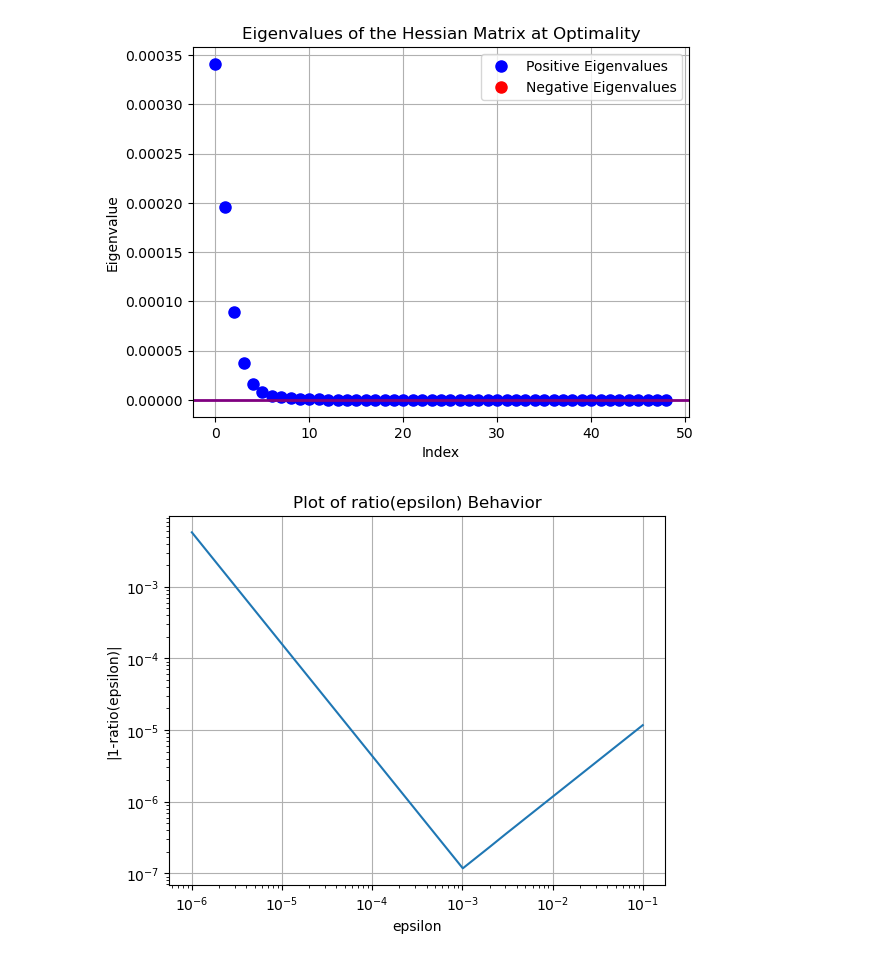
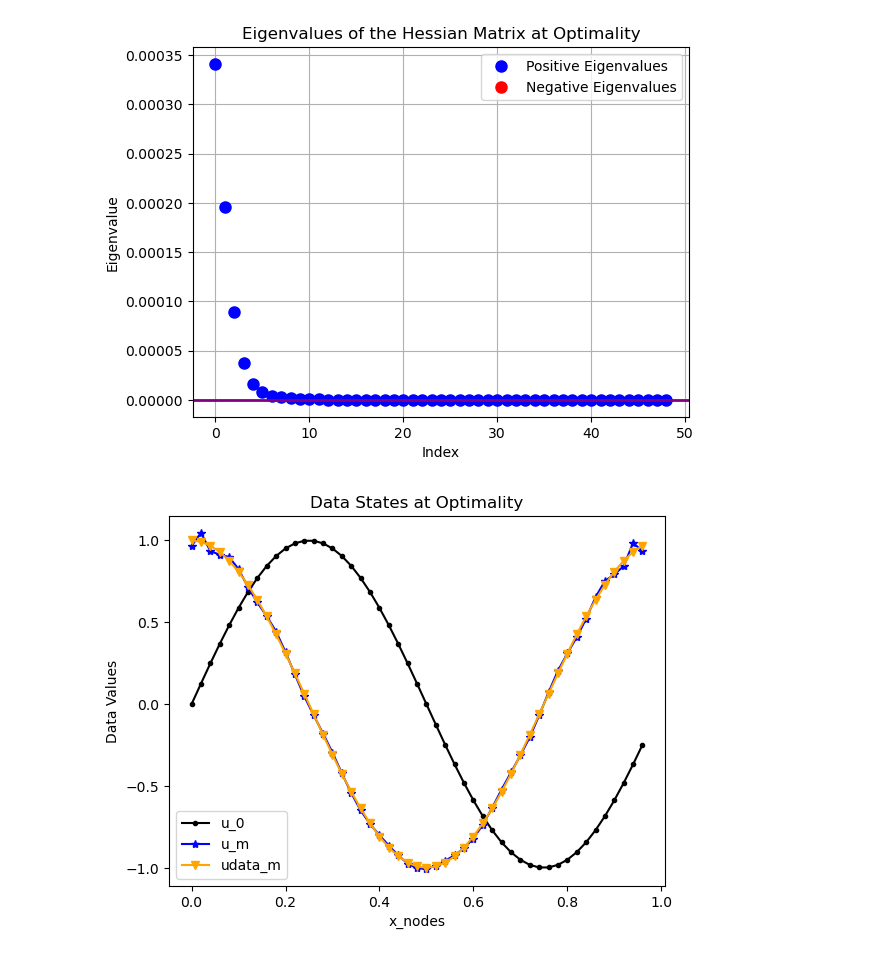
Before and after one commit to eabogle/numerical-optimization, a Jupyter notebook: model_constrained/FishersKPPReactDiff.ipynb, the cells around one changed output. Drawn from its saved outputs; the diff is of its cells as text; code cells hidden in the pictures.

Commit message:
new plots

```diff
--- a/model_constrained/FishersKPPReactDiff.ipynb
+++ b/model_constrained/FishersKPPReactDiff.ipynb
@@ -7,7 +7,7 @@ import scipy
 from scipy.optimize import minimize
 from numpy.linalg import norm
 # %%
-def KPP(construct, hessianveccheck):
+def KPP(construct, dataplots, hessianveccheck):
 
 #################### FUNCTIONS #######################
     # Fisher's KPP Reaction Term (negative version since moved to LHS in model equation)
@@ -145,6 +145,8 @@ def KPP(construct, hessianveccheck):
     result = minimize(Jfun, initial_guess)
     #Optimized result (alpha*)
     alphastar = result.x
+    u = ibvpmodel(n, m, u_0, A, k, alphastar)
+    um = u[:,m]
 
     #Once you know alpha* get Hessian vector product
     def hessian_vector_product(n, m, u_0, A, k, alphastar, udatam, v):
@@ -177,6 +179,7 @@ def KPP(construct, hessianveccheck):
         plt.title('Heatmap of Hessian Matrix at Optimality')  # Add title
         plt.xlabel('Columns')  # Add label for x-axis
         plt.ylabel('Rows')  # Add label for y-axis
+        plt.savefig('hessian.png')
         plt.show()
 
         #Plot eigenvalues of Hessian at optimality
@@ -199,26 +202,47 @@ def KPP(construct, hessianveccheck):
         plt.ylabel('Eigenvalue')
         plt.legend()
         plt.grid(True)
+        plt.savefig('eigenvalues.png')
+        plt.show()
+
+    if (dataplots == 1):
+    #Plot of initial states and states at time m
+        plt.plot(x_nodes, u_0, marker = ".", color = 'black', label = 'u_0')
+        plt.plot(x_nodes, um, marker = '*', color = 'blue', label = 'u_m')
+        plt.plot(x_nodes, udatam, marker = 'v', color = 'orange', label = 'udata_m')
+        plt.title('Data States at Optimality')
+        plt.xlabel('x_nodes')
+        plt.ylabel('Data Values')
+        plt.legend()
+        plt.savefig('data.png')
+        plt.show()
+
+        plt.plot(x_nodes, alphastar, marker = '*', color = 'red')
+        plt.title('Optimal Alpha')
+        plt.xlabel('x_nodes')
+        plt.ylabel('alpha values')
+        plt.savefig('alpha.png')
         plt.show()
 
     # Vaidation of Hessina matrix if wanted
     if (hessianveccheck == 1):
         w = np.random.rand(n)
+        alphatest = np.random.rand(n)
 
-        def ratioeps(epsilon, w, n, m, u_0, A, k, alphastar, udatam):
-            u = ibvpmodel(n, m, u_0, A, k, alphastar)
+        def ratioeps(epsilon, w, n, m, u_0, A, k, alphatest, udatam):
+            u = ibvpmodel(n, m, u_0, A, k, alphatest)
             lamb = FOAJ(n, m, udatam, u, A, k)
-            gradJalphastar = gradalphaJ(n, m, lamb, k)
+            gradJalpha = gradalphaJ(n, m, lamb, k)
 
             xi = TLM(n, m, A, u, k, w)
             eta = SOAJ(n, m, A, k, u, lamb, xi)
             hessianJw = hessianvectorJ(n, m, eta, k)
 
-            valuevect = alphastar + epsilon * w
+            valuevect = alphatest + epsilon * w
             Jpert = Jfun(valuevect)
-            Jalphastar = Jfun(alphastar)
+            Jalpha = Jfun(alphatest)
 
-            ratio = (Jpert-Jalphastar-epsilon*np.dot(gradJalphastar,w))/((1/2)*(epsilon**2)*np.dot(w,hessianJw))
+            ratio = (Jpert-Jalpha-epsilon*np.dot(gradJalpha,w))/((1/2)*(epsilon**2)*np.dot(w,hessianJw))
 
             return(ratio)
 
@@ -226,7 +250,7 @@ def KPP(construct, hessianveccheck):
         ratio_value = np.zeros(len(epsilon_value))
         diff_ratio_value = np.zeros(len(epsilon_value))
         for j in range(len(epsilon_value)):
-            ratio_value[j] = ratioeps(epsilon_value[j], w, n, m, u_0, A, k, alphastar, udatam)
+            ratio_value[j] = ratioeps(epsilon_value[j], w, n, m, u_0, A, k, alphatest, udatam)
             diff_ratio_value[j] = np.abs(1-ratio_value[j])
 
         plt.plot(epsilon_value, diff_ratio_value)
@@ -236,10 +260,11 @@ def KPP(construct, hessianveccheck):
         plt.grid(True)
         plt.xscale('log')  # Set x-axis to logarithmic scale
         plt.yscale('log')  # Set y-axis to logarithmic scale
+        plt.savefig('epsilon.png')
         plt.show()
 # %%
-KPP(1,1)
+KPP(1,1,1)
 # %% [output]
 [figure]
 [figure]
-[figure, old version]
+[figure, new version]
```
Also changed, not shown: parts of 1 cell of this notebook.
